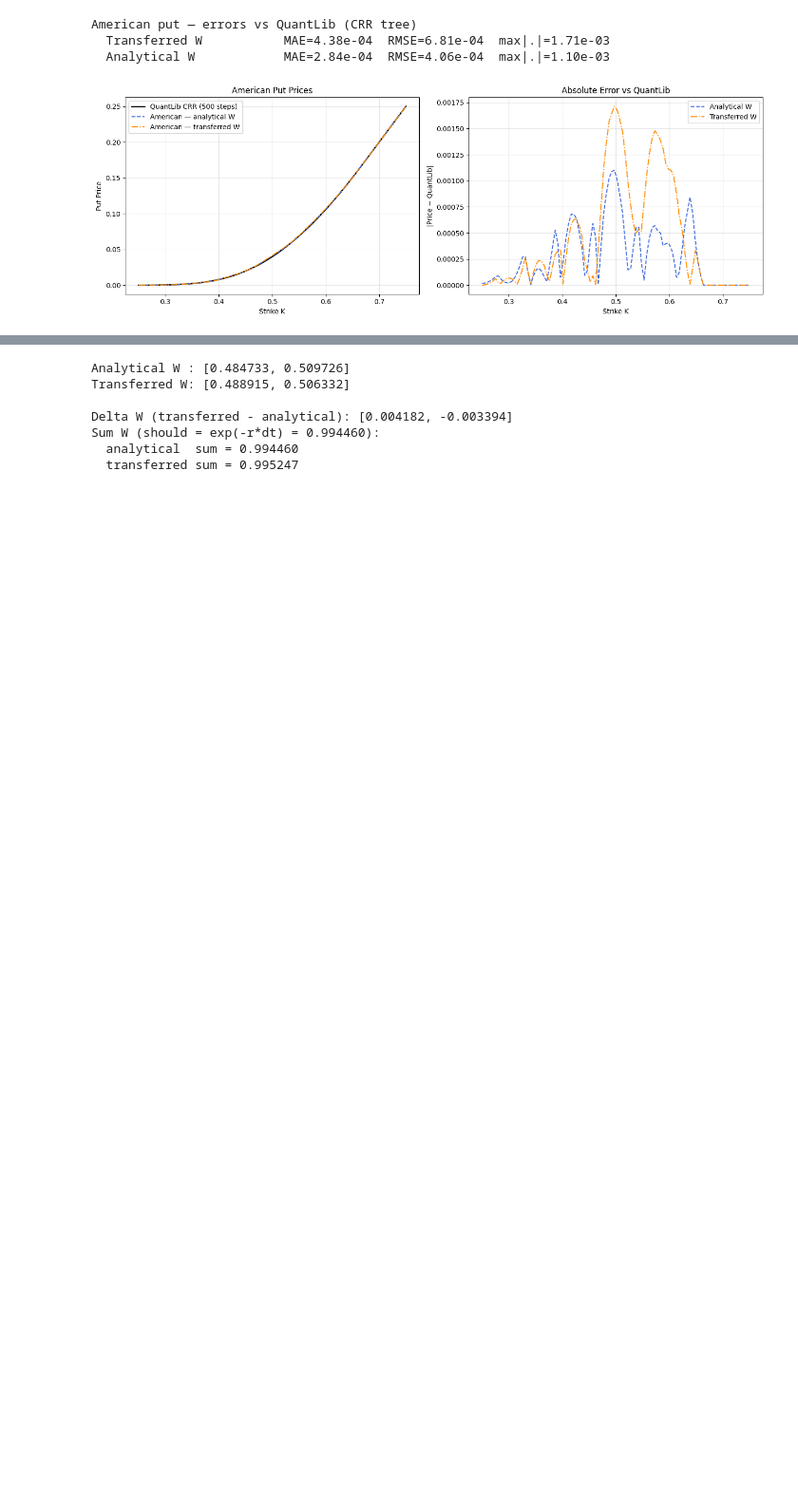
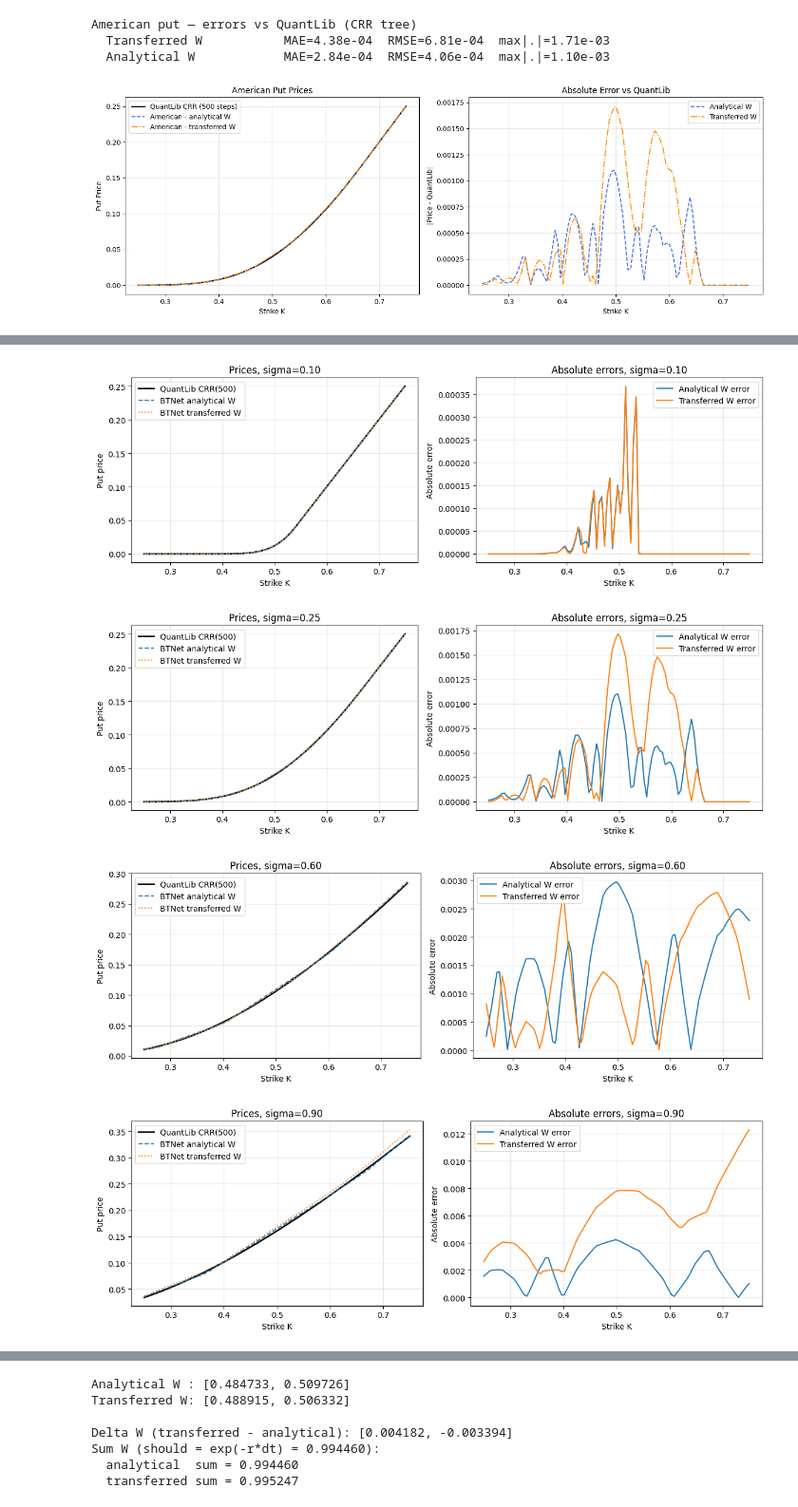
Before and after one commit to wlcmtunknwndth/BTNet-BS, a Jupyter notebook: btnn-bs-torch-v4.ipynb, the cells around one changed output, grey strips where cells are left out. Shown at 95% size. Saved outputs shown, nothing was run; the diff lists cells and outputs as text; code cells hidden in the pictures; blank space fills up the shorter version.

```diff
--- a/btnn-bs-torch-v4.ipynb
+++ b/btnn-bs-torch-v4.ipynb
@@ -277,0 +296,20 @@ We compare three curves per Greek:
+# %%
+SIGMA_SWEEP_VALUES = [0.10, 0.25, 0.60, 0.90]
+
+sigma_sweep_results = [
+    run_transfer_pricing_scenario(sig_value)
+    for sig_value in SIGMA_SWEEP_VALUES
+]
+
+print("sigma | variant      | MAE       | RMSE      | max|err|")
+print("------|--------------|-----------|-----------|----------")
+for result in sigma_sweep_results:
+    for label, stats_key in [
+        ("analytical", "stats_analytical"),
+        ("transfer", "stats_transfer"),
+    ]:
+        stats = result[stats_key]
+        print(
+            f"{result['sigma']:<5.2f} | {label:<12} | "
+            f"{stats['mae']:.3e} | {stats['rmse']:.3e} | {stats['max_abs']:.3e}"
+        )
@@ -277,0 +327,59 @@ We compare three curves per Greek:
+# %%
+import matplotlib.pyplot as plt
+from pathlib import Path
+
+FIG_DIR = Path("FinalQualifyingWork/figures")
+FIG_DIR.mkdir(parents=True, exist_ok=True)
+
+for result in sigma_sweep_results:
+    sigma = result["sigma"]
+    fig, axes = plt.subplots(1, 2, figsize=(12, 4.2))
+    axes[0].plot(result["K_test"], result["ql_prices"], label="QuantLib CRR(500)", color="black", linewidth=2)
+    axes[0].plot(result["K_test"], result["prices_analytical"], "--", label="BTNet analytical W")
+    axes[0].plot(result["K_test"], result["prices_transfer"], ":", label="BTNet transferred W")
+    axes[0].set_title(f"Prices, sigma={sigma:.2f}")
+    axes[0].set_xlabel("Strike K")
+    axes[0].set_ylabel("Put price")
+    axes[0].grid(True, alpha=0.3)
+    axes[0].legend()
+
+    axes[1].plot(result["K_test"], result["err_analytical"], label="Analytical W error")
+    axes[1].plot(result["K_test"], result["err_transfer"], label="Transferred W error")
+    axes[1].set_title(f"Absolute errors, sigma={sigma:.2f}")
+    axes[1].set_xlabel("Strike K")
+    axes[1].set_ylabel("Absolute error")
+    axes[1].grid(True, alpha=0.3)
+    axes[1].legend()
+
+    fig.tight_layout()
+    fig.savefig(FIG_DIR / f"fig_3_2_sigma_{str(sigma).replace('.', '_')}_prices_errors.png", dpi=200)
+    plt.show()
+
+fig, axes = plt.subplots(len(sigma_sweep_results), 2, figsize=(12, 13.5), sharex=True)
+for row, result in enumerate(sigma_sweep_results):
+    sigma = result["sigma"]
+    axes[row, 0].plot(result["K_test"], result["ql_prices"], label="QuantLib CRR(500)", color="black", linewidth=2)
+    axes[row, 0].plot(result["K_test"], result["prices_analytical"], "--", label="BTNet analytical W")
+    axes[row, 0].plot(result["K_test"], result["prices_transfer"], ":", label="BTNet transferred W")
+    axes[row, 0].set_ylabel(f"sigma={sigma:.2f}\nPrice")
+    axes[row, 0].grid(True, alpha=0.3)
+
+    axes[row, 1].plot(result["K_test"], result["err_analytical"], label="Analytical W")
+    axes[row, 1].plot(result["K_test"], result["err_transfer"], label="Transferred W")
+    axes[row, 1].set_ylabel("Abs. error")
+    axes[row, 1].grid(True, alpha=0.3)
+
+axes[0, 0].set_title("Prices")
+axes[0, 1].set_title("Absolute errors vs QuantLib CRR(500)")
+axes[-1, 0].set_xlabel("Strike K")
+axes[-1, 1].set_xlabel("Strike K")
+axes[0, 0].legend(loc="upper left")
+axes[0, 1].legend(loc="upper left")
+fig.tight_layout()
+fig.savefig(FIG_DIR / "fig_3_2_sigma_sweep_prices_errors.png", dpi=200)
+plt.show()
+# %% [output]
+[figure, added]
+[figure, added]
+[figure, added]
+[figure, added]
```
Also changed, not shown: parts of 42 cells of this notebook, 8 other files.
